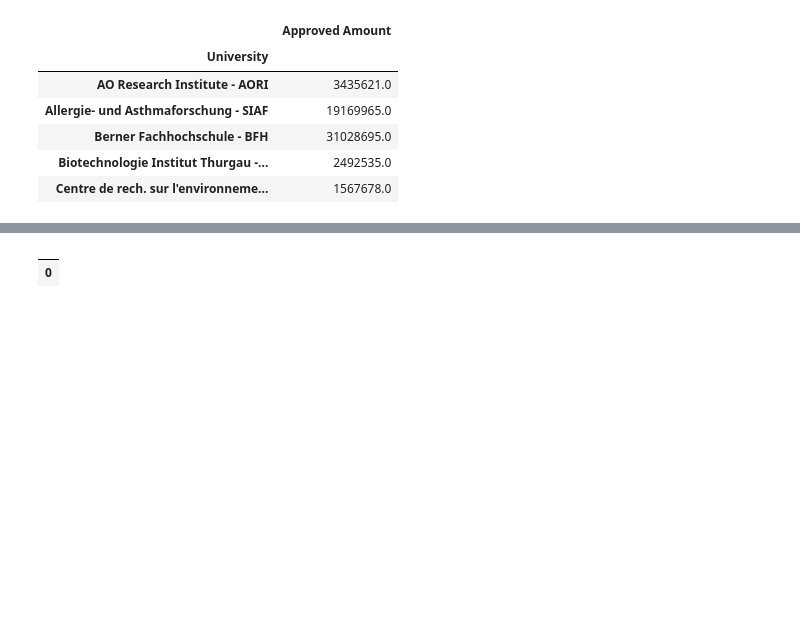
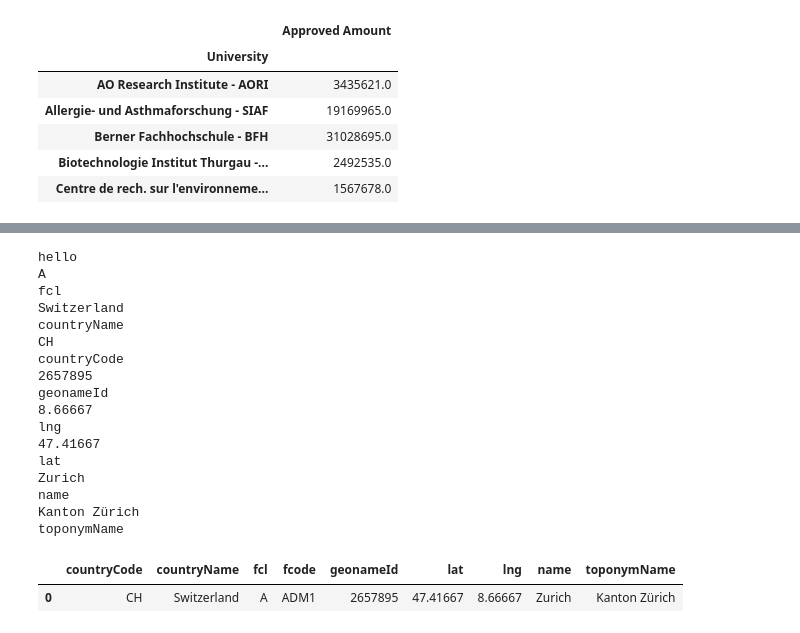
Before and after one commit to ThomVett/Homework, a Jupyter notebook: HW_03/Homework 3.ipynb, the cells around one changed output, grey strips where cells are left out. Saved outputs shown, nothing was run; the diff lists cells and outputs as text; code cells hidden in the pictures; blank space fills up the shorter version.

```diff
--- a/HW_03/Homework 3.ipynb
+++ b/HW_03/Homework 3.ipynb
@@ -82,3 +95,6 @@ fundingUni.head()
 | Berner Fachhochschule - BFH | 31028695.0 |
 | Biotechnologie Institut Thurgau -... | 2492535.0 |
 | Centre de rech. sur l'environneme... | 1567678.0 |
+# %%
+fundingUni['Canton'] = ''
+fundingUni.head()
@@ -84,0 +196,7 @@ fundingUni.head()
+# %%
+print(fundingUni.index.shape)
+
+for i in range(fundingUni.index.shape[0]):
+
+    for term in fundingUni.index[i].split():
+        print(term)
@@ -84,0 +221,23 @@ fundingUni.head()
+# %%
+print(fundingUni.index.shape)
+
+for i in range(fundingUni.index.shape[0]):
+
+    canton_name = 'not found'
+
+    for term in fundingUni.index[i].split():
+        result = query_term(term)
+        if result != 'no canton found':
+            canton_name = result
+
+    if canton_name == 'not found':
+        for term_2 in fundingUni.index[i].split():
+            coor = query_city(term_2)
+
+            if coor != 'no city found':
+                canton_name = canton_geolocalization(coor[1], coor[0])
+
+
+    fundingUni['Canton'][i] = canton_name
+
+fundingUni.head()
@@ -85,36 +283,54 @@ fundingUni.head()
 # %%
 #In order to map the university name to the canton, we need to use the Geonames API. This API allows us to get xml data
 #containing multiple location information related to the specific search term. By crawling in the xml code using etree,
 #we are able to retrieve all these informations. We specifically look for the fcode ADM1 which represent the canton
 #in switzerland (See: http://www.geonames.org/export/codes.html). When we found the right Geonames tag containing an
 #ADM1 fcode, we simply crawl into his tag sibling using itersiblings and put the information into a dictionary that
 #is subsequently transformed into a DataFrame
 
 from lxml import etree
 
 canton_dic = {}
 
-value = 'AORI'
+value = 'Zurich'
 
 tree = etree.parse("http://api.geonames.org/search?q=%s&maxRows=100&country=CH&username=axeldlh" %  (value))
 for user in tree.xpath("/geonames/geoname/fcode"):
     #print(user.text)
     if user.text == "ADM1":
         print('hello')
+        canton_dic[user.tag] = user.text
         for i in user.itersiblings(preceding=True):
             canton_dic[i.tag] = i.text
             print(i.text)
             print(i.tag)
 
 
 
 
 
 canton_dataframe = pd.DataFrame(canton_dic, index=[0])
 canton_dataframe.head()
 # %% [output]
+hello
+A
+fcl
+Switzerland
+countryName
+CH
+countryCode
+2657895
+geonameId
+8.66667
+lng
+47.41667
+lat
+Zurich
+name
+Kanton Zürich
+toponymName
-|  |
-| 0 |
+|  | countryCode | countryName | fcl | fcode | geonameId | lat | lng | name | toponymName |
+| 0 | CH | Switzerland | A | ADM1 | 2657895 | 47.41667 | 8.66667 | Zurich | Kanton Zürich |
 # %%
 %%capture
 #This allows choropleth to load the maps and map to the values in the data frames. The key_on Feature
```
Also changed, not shown: parts of 14 cells of this notebook, 3 other files.
